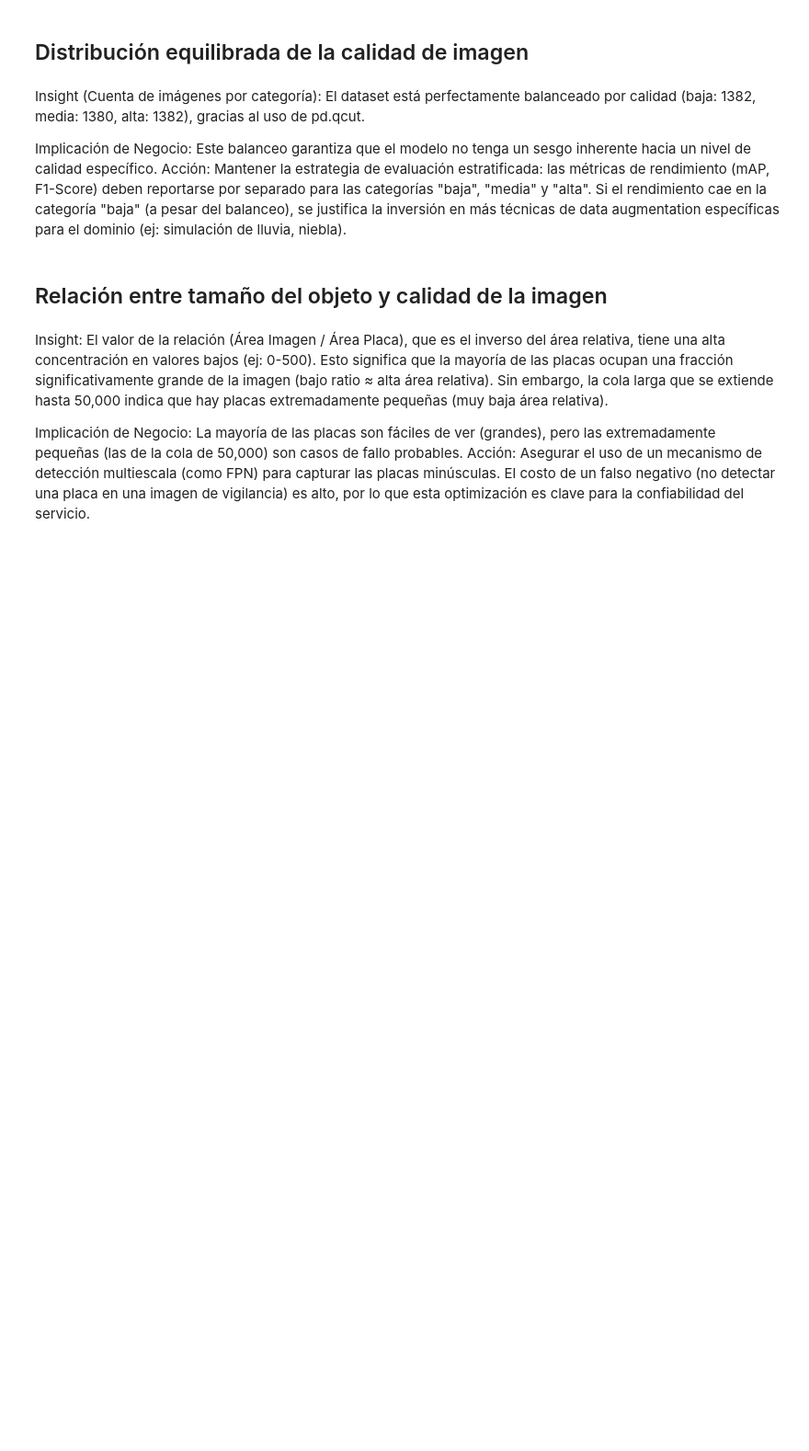
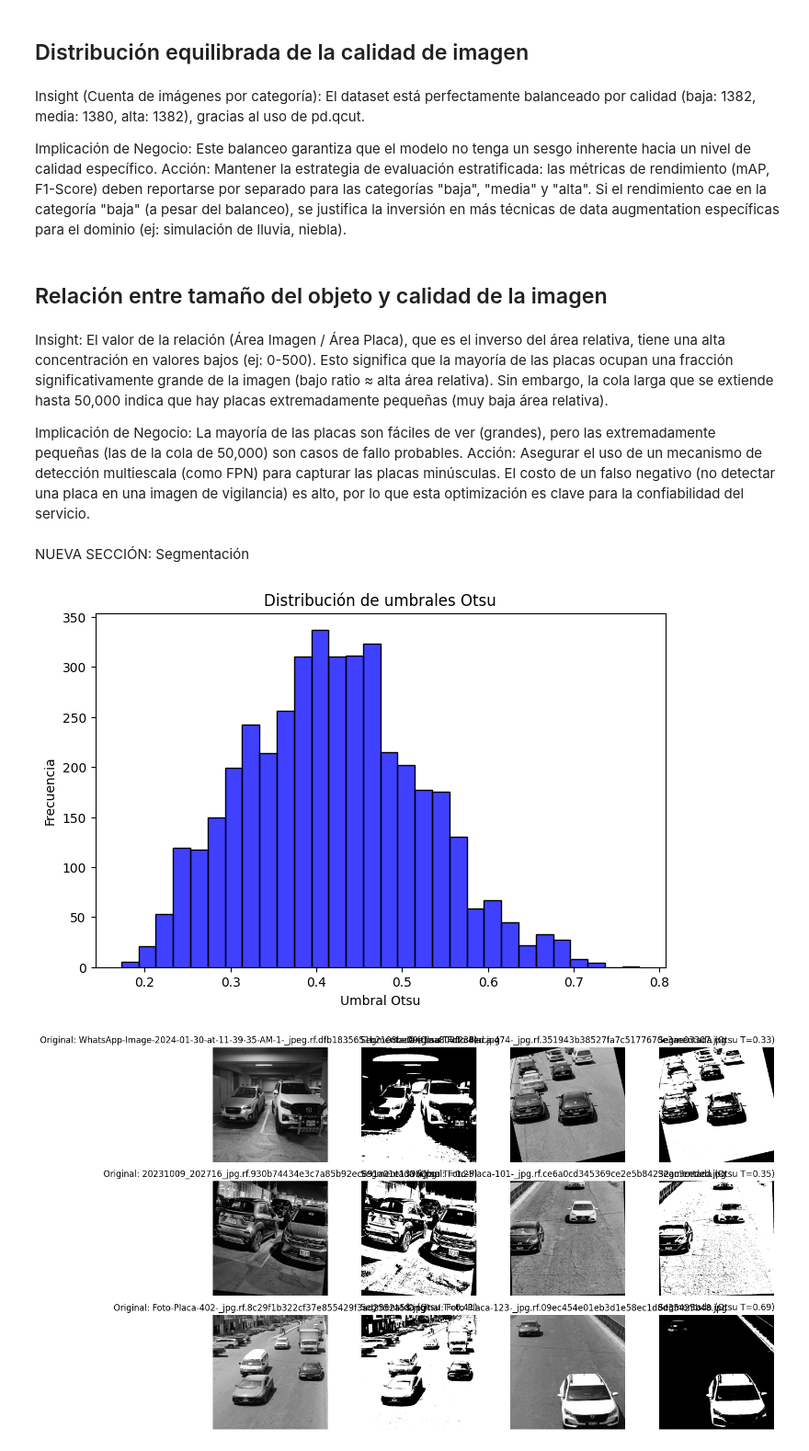
Before and after one commit to MauColab/Autoscan, a Jupyter notebook: ANÁLISIS GEOMÉTRICO.ipynb, the cells around one changed output. Shown at 92% size. Saved outputs shown, nothing was run; the diff lists cells and outputs as text; code cells hidden in the pictures; blank space fills up the shorter version.

Commit message:
feat: Primeros pasos para la umbralización empeando Otsu.

```diff
--- a/ANÁLISIS GEOMÉTRICO.ipynb
+++ b/ANÁLISIS GEOMÉTRICO.ipynb
@@ -621,3 +621,62 @@ Implicación de Negocio: Este balanceo garantiza que el modelo no tenga un sesgo
 Insight: El valor de la relación (Área Imagen / Área Placa), que es el inverso del área relativa, tiene una alta concentración en valores bajos (ej: 0-500). Esto significa que la mayoría de las placas ocupan una fracción significativamente grande de la imagen (bajo ratio ≈ alta área relativa). Sin embargo, la cola larga que se extiende hasta 50,000 indica que hay placas extremadamente pequeñas (muy baja área relativa).
 
 Implicación de Negocio: La mayoría de las placas son fáciles de ver (grandes), pero las extremadamente pequeñas (las de la cola de 50,000) son casos de fallo probables. Acción: Asegurar el uso de un mecanismo de detección multiescala (como FPN) para capturar las placas minúsculas. El costo de un falso negativo (no detectar una placa en una imagen de vigilancia) es alto, por lo que esta optimización es clave para la confiabilidad del servicio.
+# %% [markdown]
+NUEVA SECCIÓN: Segmentación
+# %%
+# Empezamos por umbralización con método de Otsu
+# Código de método de Otsu adaptado para imágenes normalizadas entre 0 y 1
+def otsu_threshold(image):
+    hist, _ = np.histogram(image.ravel(), bins=256, range=(0,1))
+    hist = hist.astype(float)
+    total = image.size
+    prob = hist / total
+    bins = np.linspace(0,1,256)
+    omega = np.cumsum(prob)
+    mu = np.cumsum(prob * bins)
+    mu_t = mu[-1]
+    sigma_b2 = (mu_t * omega - mu)**2 / (omega * (1 - omega) + 1e-12)
+    idx = np.nanargmax(sigma_b2)
+    return bins[idx]
+# %%
+# Utilizamos una copia de df_ecualizado para segmentación
+df_seg = df_ecualizado.copy()
+
+# Función para segmentar la placa en una imagen empleando Otsu (función en anterior celda)
+T_otsu = []
+for _, row in df_seg.iterrows():
+    img_gray = row["img_gray"]
+    img_norm = img_gray / 255.0
+    T = otsu_threshold(img_norm)
+    T_otsu.append(T)
+df_seg["T_otsu"] = T_otsu
+df_seg[["filename", "T_otsu"]].head()
+# Mostrar histogramas de umbrales obtenidos
+plt.figure(figsize=(8,5))
+sns.histplot(df_seg["T_otsu"], bins=30, color='blue')
+plt.title("Distribución de umbrales Otsu")
+plt.xlabel("Umbral Otsu")
+plt.ylabel("Frecuencia")
+plt.show()
+# Visualización de segmentaciones con Otsu
+muestras_seg = df_seg.sample(6, random_state=42)
+plt.figure(figsize=(12, 8))
+for i, (_, row) in enumerate(muestras_seg.iterrows()):
+    img_gray = row["img_gray"]
+    T = row["T_otsu"]
+    _, img_bin = cv2.threshold((img_gray/255.0).astype(np.float32), T, 1, cv2.THRESH_BINARY)
+
+    plt.subplot(3, 4, i*2 + 1)
+    plt.imshow(img_gray, cmap='gray')
+    plt.title(f"Original: {row['filename']}")
+    plt.axis("off")
+
+    plt.subplot(3, 4, i*2 + 2)
+    plt.imshow(img_bin, cmap='gray')
+    plt.title(f"Segmentada (Otsu T={T:.2f})")
+    plt.axis("off")
+plt.tight_layout()
+plt.show()
+# %% [output]
+[figure, added]
+[figure, added]
```
Also changed, not shown: parts of 4 cells of this notebook.
